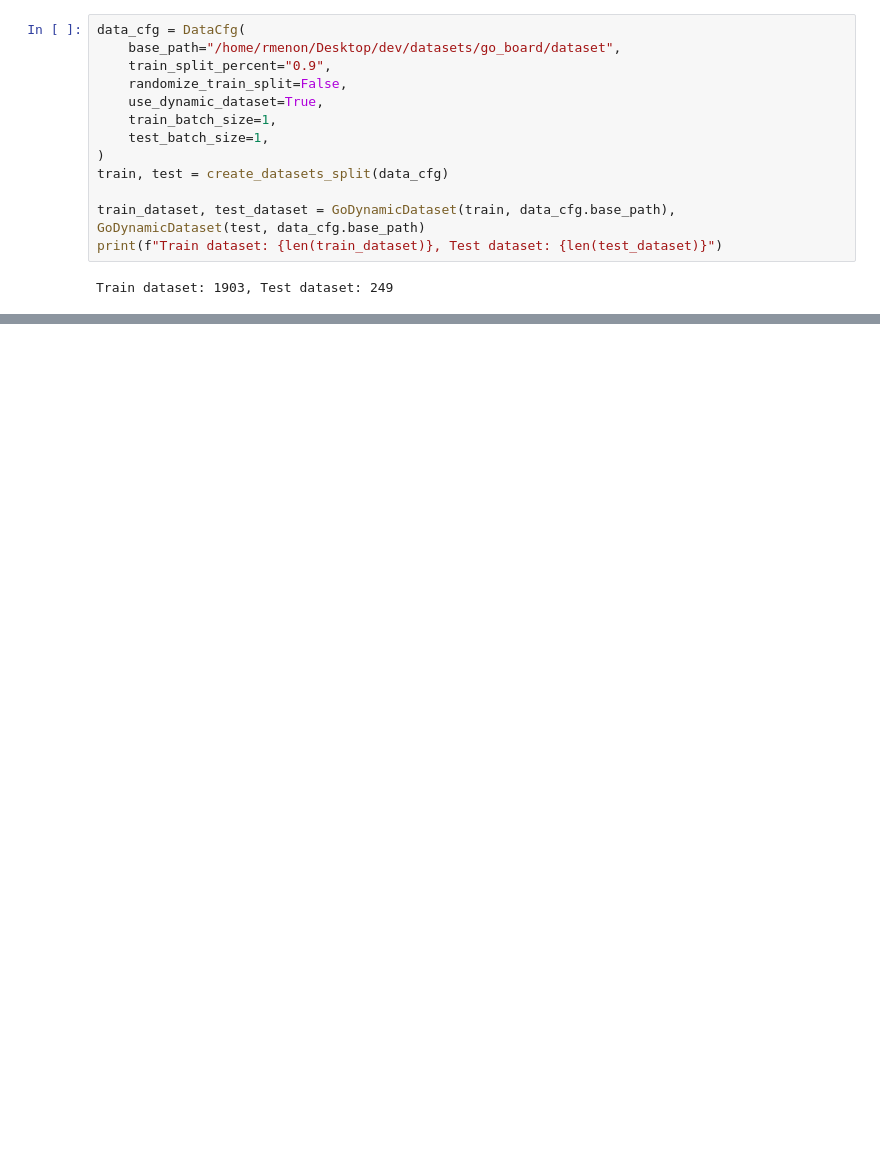
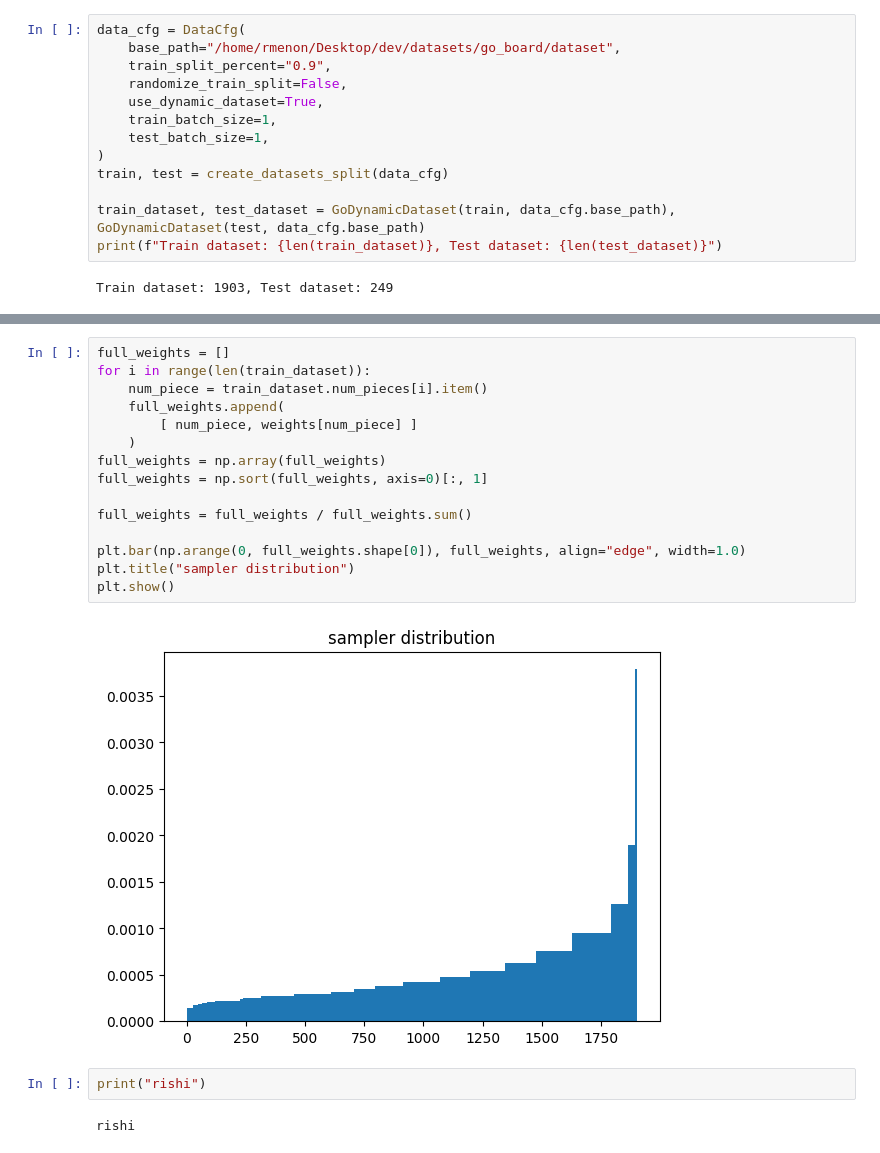
Before and after one commit to rikaHeisha/aigo, a Jupyter notebook: research/go_detection/research.ipynb, the cells around one changed output, grey strips where cells are left out. Saved outputs shown, nothing was run; the diff lists cells and outputs as text; blank space fills up the shorter version.

```diff
--- a/research/go_detection/research.ipynb
+++ b/research/go_detection/research.ipynb
@@ -222 +222,22 @@ plt.show()
 [figure]
+# %%
+full_weights = []
+for i in range(len(train_dataset)):
+    num_piece = train_dataset.num_pieces[i].item()
+    full_weights.append(
+        [ num_piece, weights[num_piece] ]
+    )
+full_weights = np.array(full_weights)
+full_weights = np.sort(full_weights, axis=0)[:, 1]
+
+full_weights = full_weights / full_weights.sum()
+
+plt.bar(np.arange(0, full_weights.shape[0]), full_weights, align="edge", width=1.0)
+plt.title("sampler distribution")
+plt.show()
+# %% [output]
+[figure, added]
+# %%
+print("rishi")
+# %% [output]
+rishi
```
Also changed, not shown: parts of 5 cells of this notebook, 2 other files.
